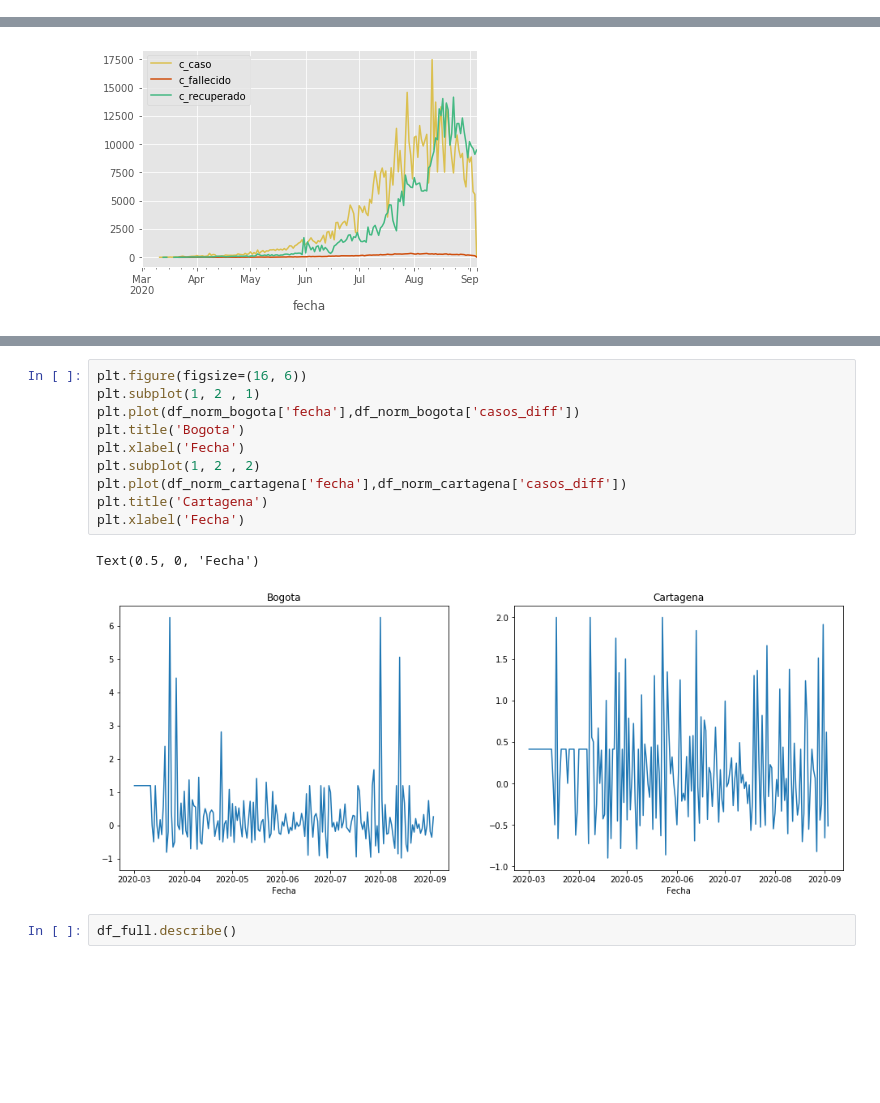
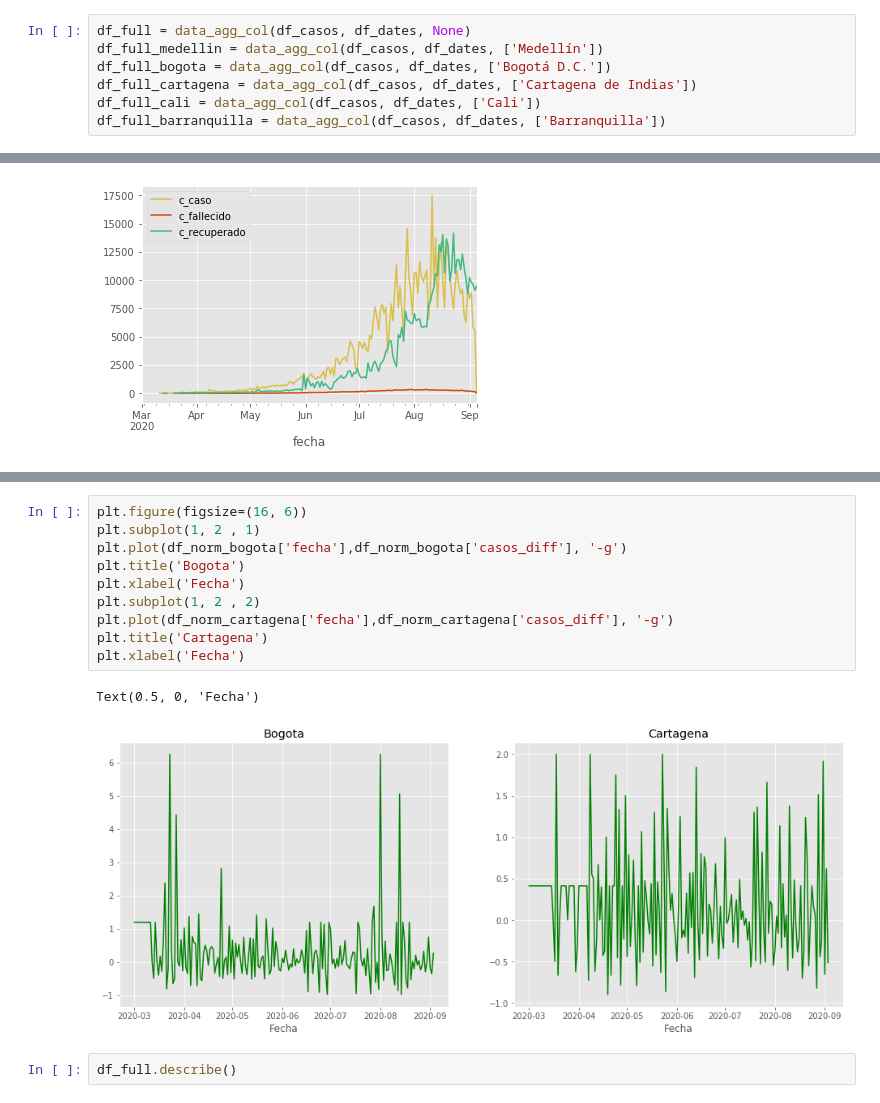
Before and after one commit to AP-2020-1S/covid-19-analiticapedictiva_ajsg, a Jupyter notebook: Entrega Analitica Predictiva.ipynb, the cells around one changed output, grey strips where cells are left out. Saved outputs shown, nothing was run; the diff lists cells and outputs as text; blank space fills up the shorter version.

```diff
--- a/Entrega Analitica Predictiva.ipynb
+++ b/Entrega Analitica Predictiva.ipynb
@@ -208,0 +207,7 @@ df_casos_p,df_muertes,df_recuperados = data_agg_col(df_casos)
+# %%
+df_full = data_agg_col(df_casos, df_dates, None)
+df_full_medellin = data_agg_col(df_casos, df_dates, ['Medellín'])
+df_full_bogota = data_agg_col(df_casos, df_dates, ['Bogotá D.C.'])
+df_full_cartagena = data_agg_col(df_casos, df_dates, ['Cartagena de Indias'])
+df_full_cali = data_agg_col(df_casos, df_dates, ['Cali'])
+df_full_barranquilla = data_agg_col(df_casos, df_dates, ['Barranquilla'])
@@ -243,16 +261,16 @@ Text(0.5, 0, 'Fecha')
 # %%
 plt.figure(figsize=(16, 6))
 plt.subplot(1, 2 , 1)
-plt.plot(df_norm_bogota['fecha'],df_norm_bogota['casos_diff'])
+plt.plot(df_norm_bogota['fecha'],df_norm_bogota['casos_diff'], '-g')
 plt.title('Bogota')
 plt.xlabel('Fecha')
 plt.subplot(1, 2 , 2)
-plt.plot(df_norm_cartagena['fecha'],df_norm_cartagena['casos_diff'])
+plt.plot(df_norm_cartagena['fecha'],df_norm_cartagena['casos_diff'], '-g')
 plt.title('Cartagena')
 plt.xlabel('Fecha')
 # %% [output]
 Text(0.5, 0, 'Fecha')
-[figure, old version]
+[figure, new version]
 # %%
 df_full.describe()
 # %% [output]
```
Also changed, not shown: parts of 16 cells of this notebook.
